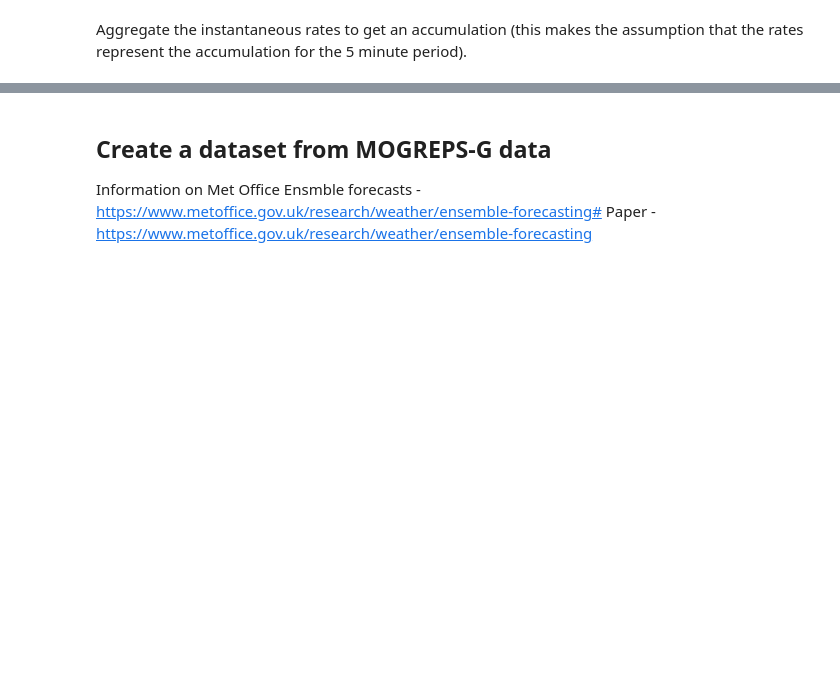
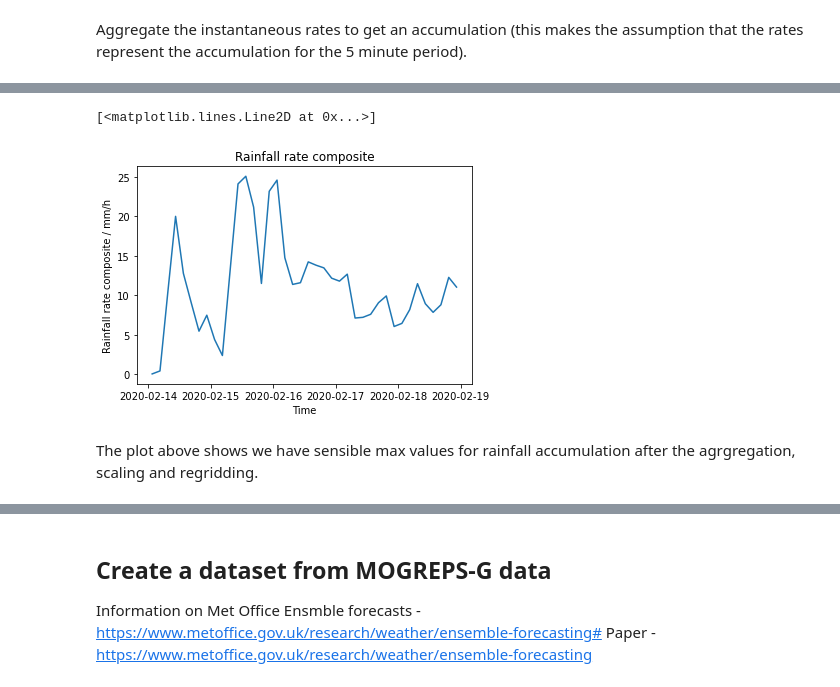
Before and after one commit to informatics-lab/precip_rediagnosis, a Jupyter notebook: data_prep/transform_and_preprocess_batch.ipynb, the cells around one changed output, grey strips where cells are left out. Drawn from its saved outputs; the diff is of its cells as text; code cells hidden in the pictures; blank space fills up the shorter version.

Commit message:
#1 further updates in response to review comments. Added scaling factor to radar data, corrected some typos. Added a readme file.

```diff
--- a/data_prep/transform_and_preprocess_batch.ipynb
+++ b/data_prep/transform_and_preprocess_batch.ipynb
@@ -122,3 +130,5 @@ radar_agg.add_aux_coord(iris.coords.AuxCoord([c1.bound[0] + datetime.timedelta(h
+# %%
+radar_agg.data = radar_agg.data * (1.0 /12.0)
 # %%
 radar_mggrid = radar_agg.regrid(mogreps_g_example, iris.analysis.Linear())
 # %%
@@ -126,3 +153,10 @@ radar_mggrid
+# %%
+iris.quickplot.plot(radar_mggrid.collapsed(['latitude','longitude'],iris.analysis.MAX))
+# %% [output]
+[<matplotlib.lines.Line2D at 0x...>]
+[figure, added]
+# %% [markdown]
+The plot above shows we have sensible max values for rainfall accumulation after the agrgregation, scaling and regridding.
 # %%
 radar_mggrid.remove_coord('model_accum_time')
 # %%
```
Also changed, not shown: parts of 15 cells of this notebook, 5 other files.
